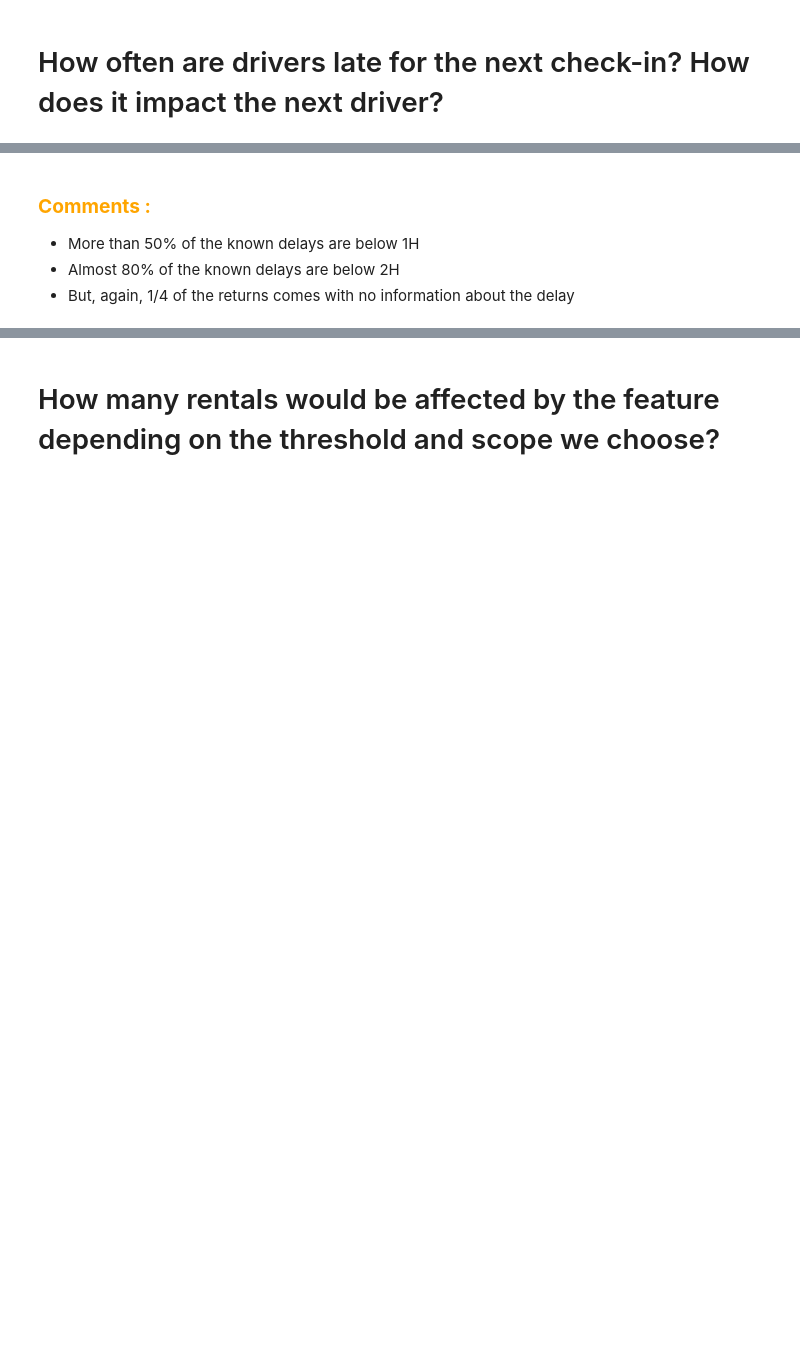
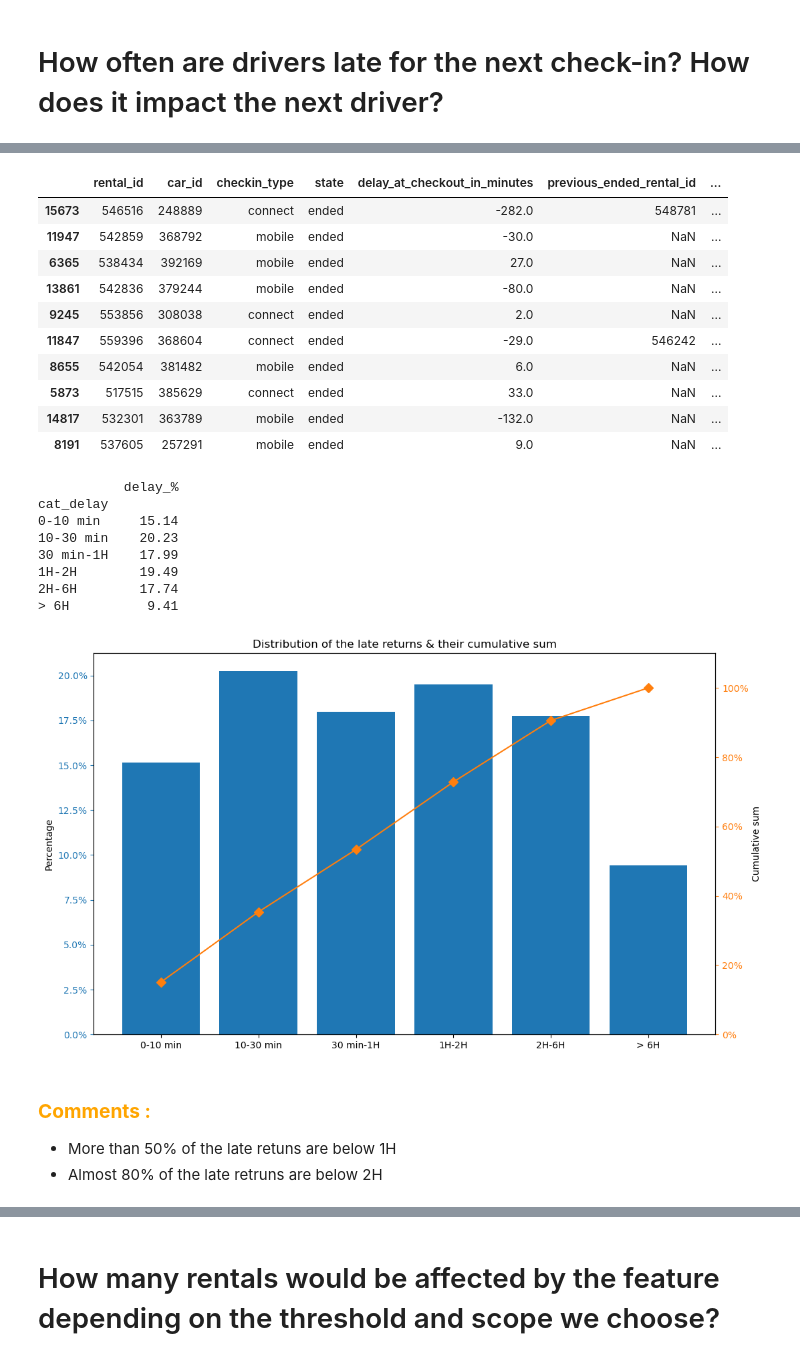
Before and after one commit to 40tude/02_Data-Science_Fullstack_march_2024, a Jupyter notebook: 08_deployment/99_Project_getaround/02_getarround.ipynb, the cells around one changed output, grey strips where cells are left out. Cells and saved outputs as stored; diff of their text form; code cells hidden in the pictures; blank space fills up the shorter version.

Commit message:
Again EDA - smarter answer to question 1

```diff
--- a/08_deployment/99_Project_getaround/02_getarround.ipynb
+++ b/08_deployment/99_Project_getaround/02_getarround.ipynb
@@ -523,41 +624,68 @@ Let's focus on the delays only
 # %%
 labels_in_order = ['0-10 min', '10-30 min', '30 min-1H', '1H-2H', '2H-6H', '> 6H']
 
 categories = pd.cut(
-    df['delay_at_checkout_in_minutes'],
+    df_tmp['delay_at_checkout_in_minutes'],
     bins=[0, 10, 30, 60, 120, 360, float('inf')],
     labels = labels_in_order
 )
-df['cat_delay'] = categories
 
-df_tmp = pd.DataFrame(round(df['cat_delay'].value_counts()/len(df[df["delay_at_checkout_in_minutes"]>0])*100, 2)).reset_index()
-df_tmp.columns = ['cat_delay', 'delay_%']
+# df_tmp is a view, NOT a copy, this is why the line below generates a warning
+# df_tmp['cat_delay'] = categories
+df_tmp.loc[:, 'cat_delay'] = categories
+display(df_tmp.sample(10))
 
-df_tmp['cat_delay'] = pd.Categorical(df_tmp['cat_delay'], categories=labels_in_order, ordered=True)
-df_tmp.sort_values('cat_delay', inplace=True)
-df_tmp.set_index('cat_delay', inplace=True)
-print(df_tmp)
 
-df_tmp["cum_percent"] = df_tmp["delay_%"].cumsum()/df_tmp["delay_%"].sum()*100
+
+df_tmp2 = pd.DataFrame(round(df_tmp['cat_delay'].value_counts()/len(df_tmp[df_tmp["delay_at_checkout_in_minutes"]>0])*100, 2)).reset_index()
+df_tmp2.columns = ['cat_delay', 'delay_%']
+
+df_tmp2['cat_delay'] = pd.Categorical(df_tmp2['cat_delay'], categories=labels_in_order, ordered=True)
+df_tmp2.sort_values('cat_delay', inplace=True)
+df_tmp2.set_index('cat_delay', inplace=True)
+print(df_tmp2)
+
+df_tmp2["cum_percent"] = df_tmp2["delay_%"].cumsum()/df_tmp2["delay_%"].sum()*100
 
 fig, ax = plt.subplots(figsize=(k_Width,k_Height))
-ax.bar(df_tmp.index, df_tmp["delay_%"], color="C0")
+ax.bar(df_tmp2.index, df_tmp2["delay_%"], color="C0")
 ax.yaxis.set_major_formatter(PercentFormatter())
 ax.set_ylabel('Percentage')
 ax.tick_params(axis="y", colors="C0")
-ax.set_title("Distribution of positives known delays & their cumulative sum")
+ax.set_title("Distribution of the late returns & their cumulative sum")
 
 ax2 = ax.twinx()
-ax2.plot(df_tmp.index, df_tmp["cum_percent"], color="C1", marker="D", ms=7)
+ax2.plot(df_tmp2.index, df_tmp2["cum_percent"], color="C1", marker="D", ms=7)
 ax2.yaxis.set_major_formatter(PercentFormatter())
 ax2.set_ylabel('Cumulative sum')
 ax2.set(ylim=(0, 110))
 ax2.tick_params(axis="y", colors="C1")
 
 plt.show()
+# %% [output]
+|  | rental_id | car_id | checkin_type | state | delay_at_checkout_in_minutes | previous_ended_rental_id | ... |
+| 15673 | 546516 | 248889 | connect | ended | -282.0 | 548781 | ... |
+| 11947 | 542859 | 368792 | mobile | ended | -30.0 | NaN | ... |
+| 6365 | 538434 | 392169 | mobile | ended | 27.0 | NaN | ... |
+| 13861 | 542836 | 379244 | mobile | ended | -80.0 | NaN | ... |
+| 9245 | 553856 | 308038 | connect | ended | 2.0 | NaN | ... |
+| 11847 | 559396 | 368604 | connect | ended | -29.0 | 546242 | ... |
+| 8655 | 542054 | 381482 | mobile | ended | 6.0 | NaN | ... |
+| 5873 | 517515 | 385629 | connect | ended | 33.0 | NaN | ... |
+| 14817 | 532301 | 363789 | mobile | ended | -132.0 | NaN | ... |
+| 8191 | 537605 | 257291 | mobile | ended | 9.0 | NaN | ... |
+           delay_%
+cat_delay
+0-10 min     15.14
+10-30 min    20.23
+30 min-1H    17.99
+1H-2H        19.49
+2H-6H        17.74
+> 6H          9.41
+[figure, added]
 # %% [markdown]
 ### <span style="color:orange"><b>Comments :</b></span>
-* More than 50% of the known delays are below 1H
-* Almost 80% of the known delays are below 2H
-* But, again, 1/4 of the returns comes with no information about the delay
+* More than 50% of the late retuns are below 1H
+* Almost 80% of the late retruns are below 2H
+<!-- * But, again, 1/4 of the returns comes with no information about the delay -->
 # %% [markdown]
```
Also changed, not shown: parts of 22 cells of this notebook, 1 other file.
